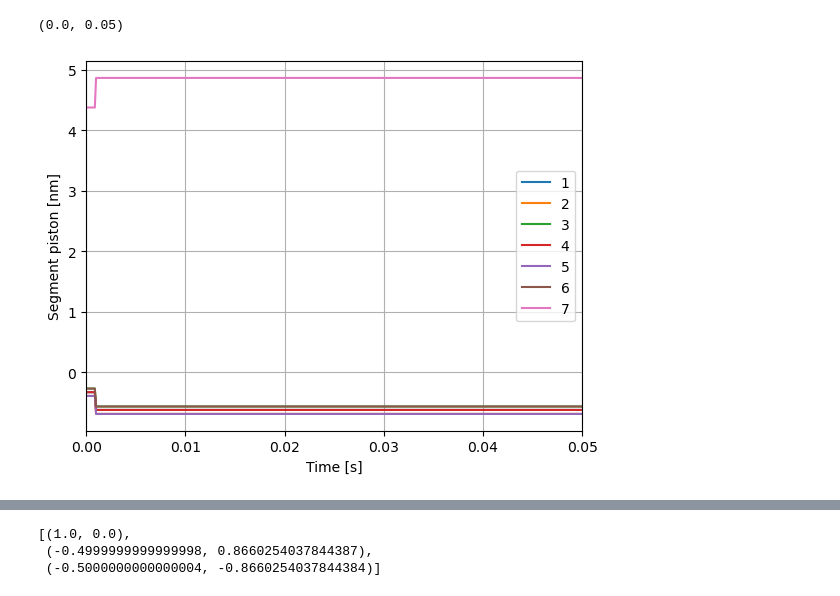
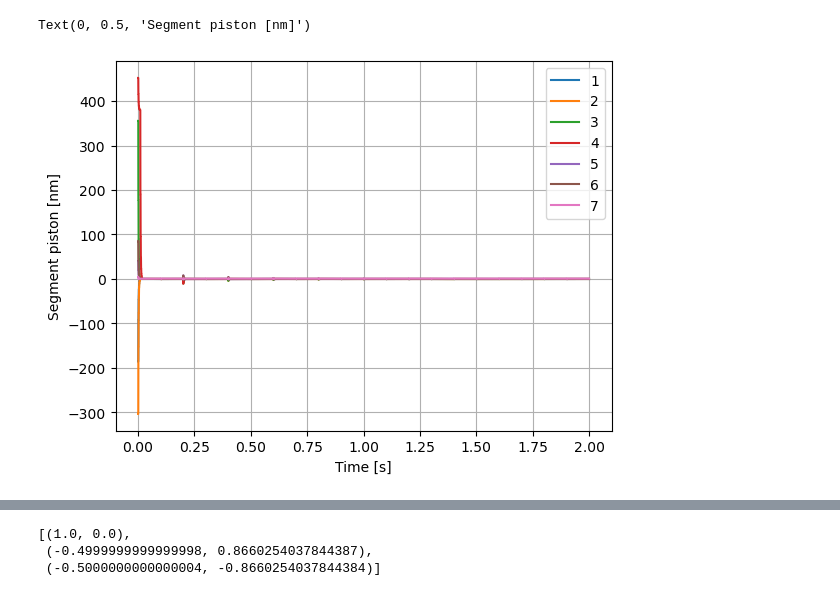
Before and after one commit to rodrigo-romano/dos-actors, a Jupyter notebook: grsim/active-optics/data/ngao.ipynb, the cells around one changed output, grey strips where cells are left out. Saved outputs shown, nothing was run; the diff lists cells and outputs as text; code cells hidden in the pictures.

```diff
--- a/grsim/active-optics/data/ngao.ipynb
+++ b/grsim/active-optics/data/ngao.ipynb
@@ -46,20 +46,20 @@ Text(0, 0.5, 'Segment piston [nm]')
 # %%
 fig,ax = plt.subplots()
 ax.plot(t,seg_piston)
 ax.legend(range(1,8))
 #ax.fill_between(t,-380,380,color="C3",alpha=0.2)
 #ax.fill_between(t, -0.375 * 760, 0.375 * 760, color="C3", alpha=0.2)
 ax.grid()
 #ax.set_xticks(np.arange(0,1,0.1))
 #ax.set_yticks(np.arange(-4,5)*380)
 ax.set_xlabel("Time [s]")
 ax.set_ylabel("Segment piston [nm]")
 
-ax.set_xlim(0, 0.05)
+#ax.set_xlim(0, 0.05)
 #ax.set_ylim(-2000,2000)
 # %% [output]
-(0.0, 0.05)
+Text(0, 0.5, 'Segment piston [nm]')
-[figure, old version]
+[figure, new version]
 # %%
 fig,ax = plt.subplots()
 ax.plot(t,seg_piston,'.-')
```
Also changed, not shown: parts of 14 cells of this notebook, 7 other files.
